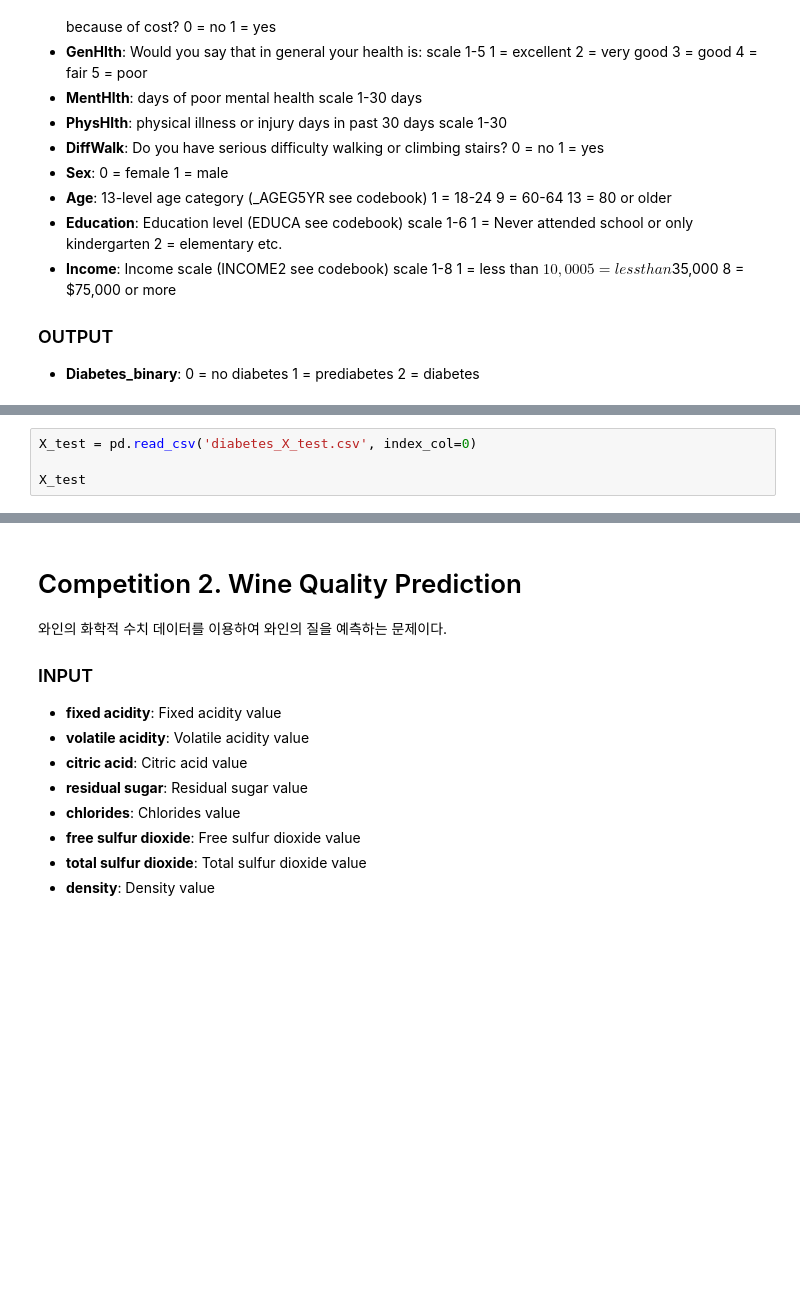
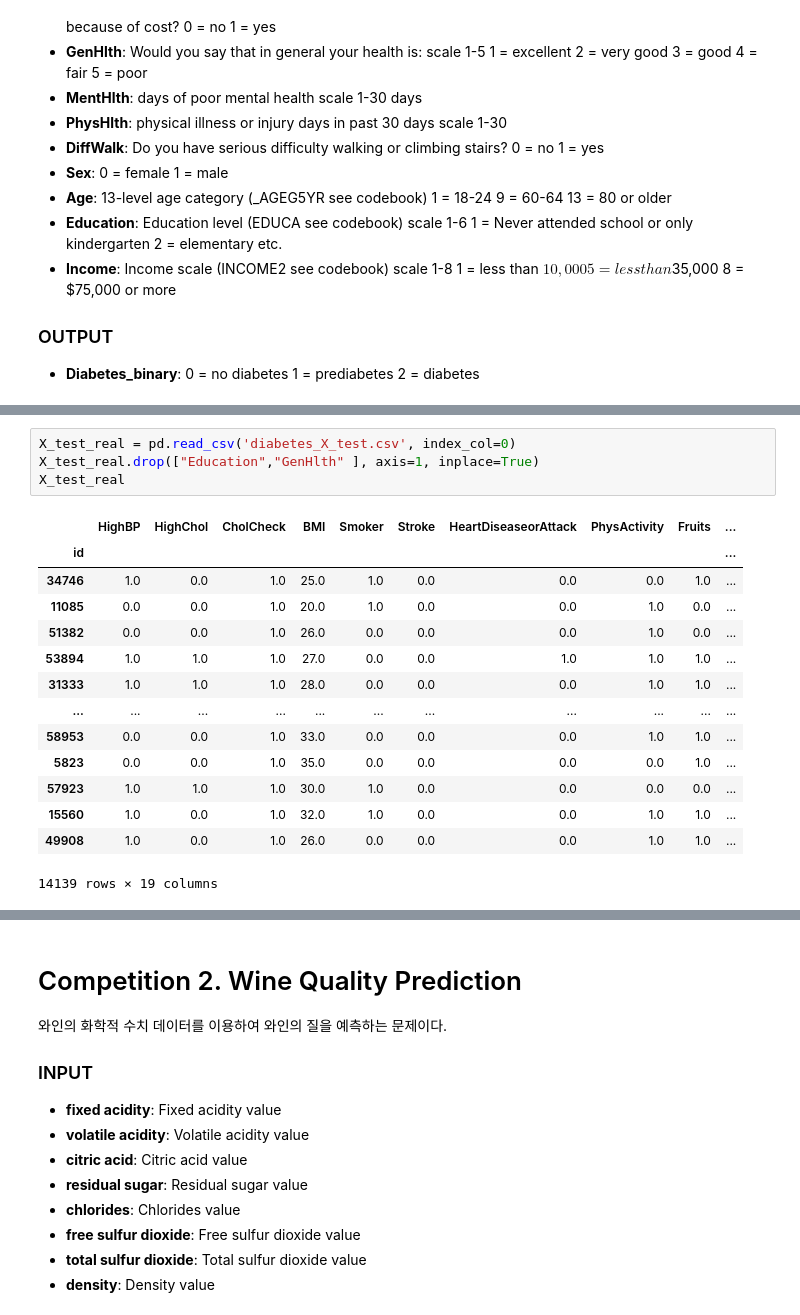
Before and after one commit to leeminq1/python_ai_colab, a Jupyter notebook: 4_sklearn_kaggle.ipynb, the cells around one changed output, grey strips where cells are left out. Drawn from its saved outputs; the diff is of its cells as text; blank space fills up the shorter version.

```diff
--- a/4_sklearn_kaggle.ipynb
+++ b/4_sklearn_kaggle.ipynb
@@ -39,4 +84,19 @@ pass
 # %%
-X_test = pd.read_csv('diabetes_X_test.csv', index_col=0)
-
-X_test
+X_test_real = pd.read_csv('diabetes_X_test.csv', index_col=0)
+X_test_real.drop(["Education","GenHlth" ], axis=1, inplace=True)
+X_test_real
+# %% [output]
+|  | HighBP | HighChol | CholCheck | BMI | Smoker | Stroke | HeartDiseaseorAttack | PhysActivity | Fruits | ... |
+| id |  |  |  |  |  |  |  |  |  | ... |
+| 34746 | 1.0 | 0.0 | 1.0 | 25.0 | 1.0 | 0.0 | 0.0 | 0.0 | 1.0 | ... |
+| 11085 | 0.0 | 0.0 | 1.0 | 20.0 | 1.0 | 0.0 | 0.0 | 1.0 | 0.0 | ... |
+| 51382 | 0.0 | 0.0 | 1.0 | 26.0 | 0.0 | 0.0 | 0.0 | 1.0 | 0.0 | ... |
+| 53894 | 1.0 | 1.0 | 1.0 | 27.0 | 0.0 | 0.0 | 1.0 | 1.0 | 1.0 | ... |
+| 31333 | 1.0 | 1.0 | 1.0 | 28.0 | 0.0 | 0.0 | 0.0 | 1.0 | 1.0 | ... |
+| ... | ... | ... | ... | ... | ... | ... | ... | ... | ... | ... |
+| 58953 | 0.0 | 0.0 | 1.0 | 33.0 | 0.0 | 0.0 | 0.0 | 1.0 | 1.0 | ... |
+| 5823 | 0.0 | 0.0 | 1.0 | 35.0 | 0.0 | 0.0 | 0.0 | 0.0 | 1.0 | ... |
+| 57923 | 1.0 | 1.0 | 1.0 | 30.0 | 1.0 | 0.0 | 0.0 | 0.0 | 0.0 | ... |
+| 15560 | 1.0 | 0.0 | 1.0 | 32.0 | 1.0 | 0.0 | 0.0 | 1.0 | 1.0 | ... |
+| 49908 | 1.0 | 0.0 | 1.0 | 26.0 | 0.0 | 0.0 | 0.0 | 1.0 | 1.0 | ... |
+14139 rows × 19 columns
```
Also changed, not shown: parts of 20 cells of this notebook.
